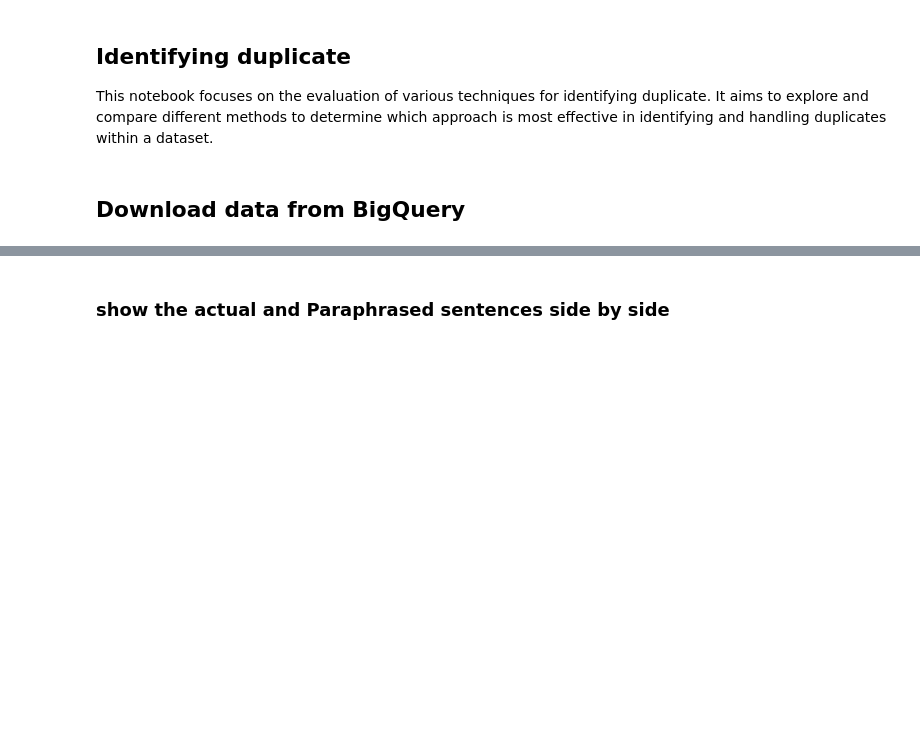
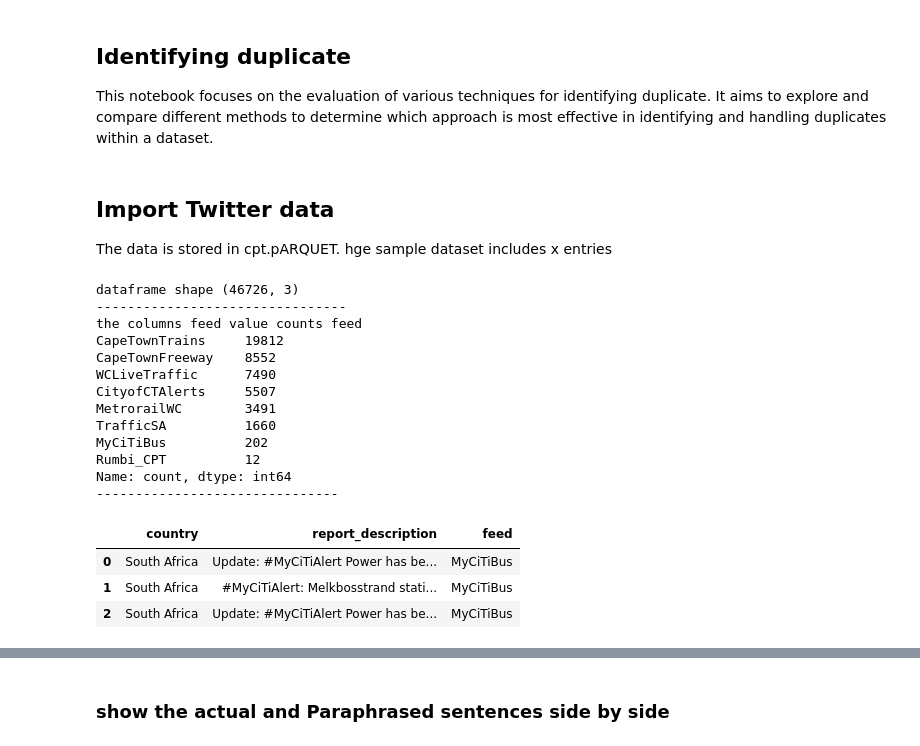
Before and after one commit to asmaatbaeen/duplicate_reports, a Jupyter notebook: notebook/text_duplicate_detection.ipynb, the cells around one changed output, grey strips where cells are left out. Drawn from its saved outputs; the diff is of its cells as text; code cells hidden in the pictures; blank space fills up the shorter version.

```diff
--- a/duplicate_reports.ipynb
+++ b/notebook/text_duplicate_detection.ipynb
@@ -3,10 +3,38 @@
 
 This notebook focuses on the evaluation of various techniques for identifying duplicate. It aims to explore and compare different methods to determine which approach is most effective in identifying and handling duplicates within a dataset.
 # %% [markdown]
-## Download data from BigQuery
+## Import Twitter data
+The data is stored in cpt.pARQUET. hge sample dataset includes x entries
 # %%
-from google.cloud import bigquery
-from google.oauth2 import service_account
 import pandas as pd
-import os
+
+# need to specify this to show full text in one line
 pd.options.display.max_colwidth = 0
+
+df_path = "../data/data.csv"
+df = pd.read_csv(df_path)
+
+# just printing the informaition
+print("dataframe shape", df.shape)
+print("--------------------------------")
+print("the columns feed value counts", df.feed.value_counts())
+print("-------------------------------")
+df.head(3)
+# %% [output]
+dataframe shape (46726, 3)
+--------------------------------
+the columns feed value counts feed
+CapeTownTrains     19812
+CapeTownFreeway    8552
+WCLiveTraffic      7490
+CityofCTAlerts     5507
+MetrorailWC        3491
+TrafficSA          1660
+MyCiTiBus          202
+Rumbi_CPT          12
+Name: count, dtype: int64
+-------------------------------
+|  | country | report_description | feed |
+| 0 | South Africa | Update: #MyCiTiAlert Power has be... | MyCiTiBus |
+| 1 | South Africa | #MyCiTiAlert: Melkbosstrand stati... | MyCiTiBus |
+| 2 | South Africa | Update: #MyCiTiAlert Power has be... | MyCiTiBus |
```
Also changed, not shown: parts of 10 cells of this notebook, 5 other files.
